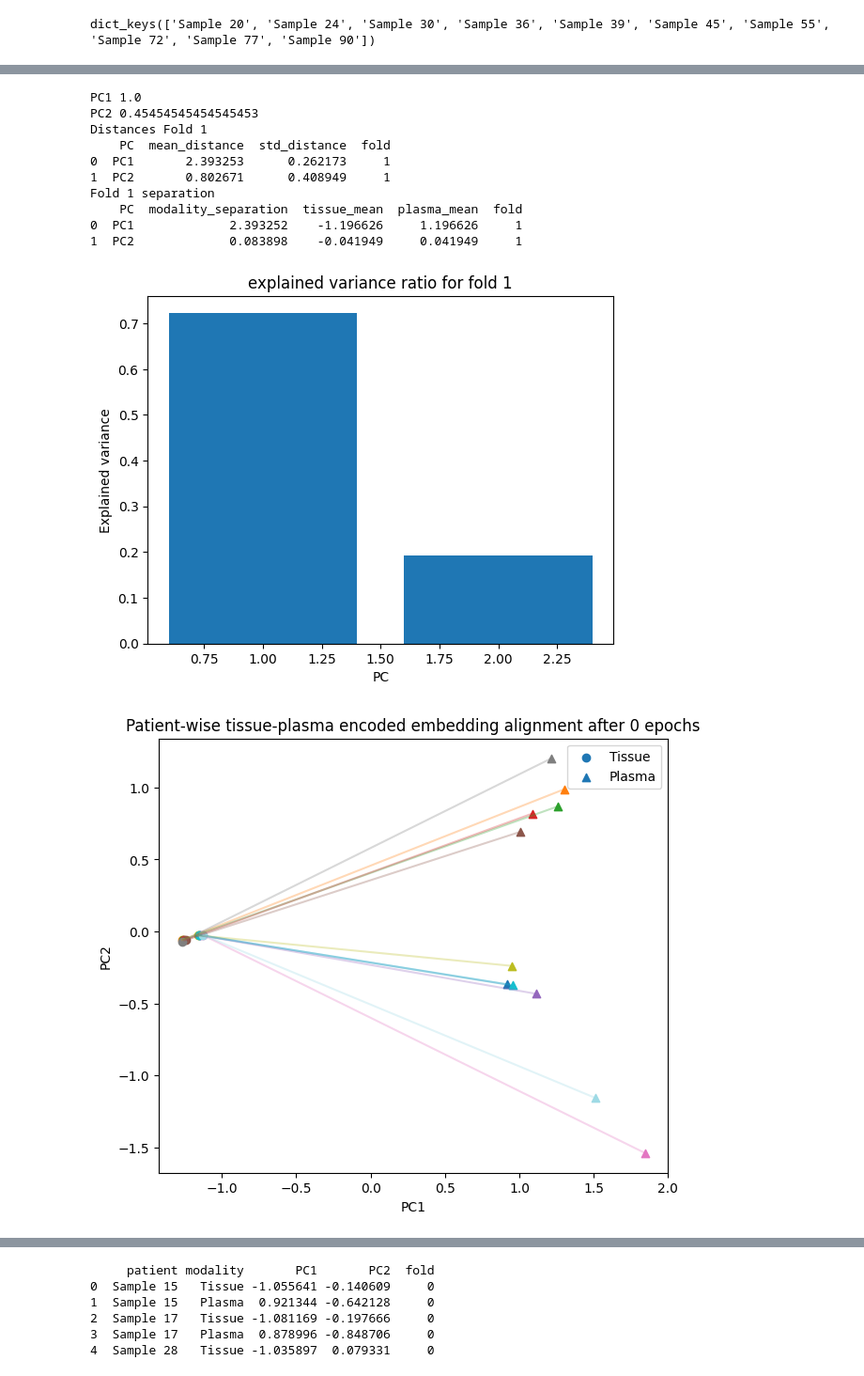
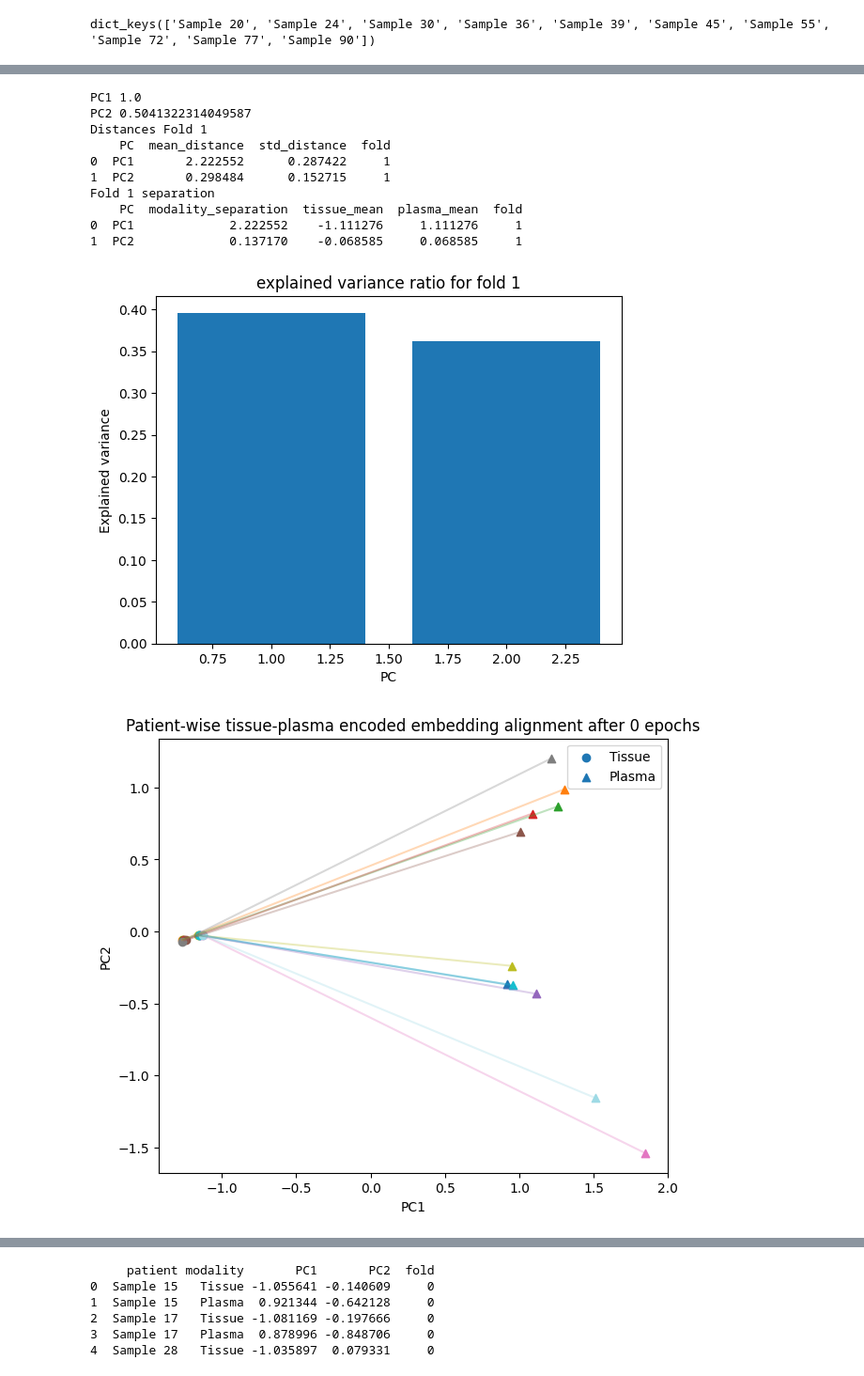
Before and after one commit to paulaliv/AAA_project, a Jupyter notebook: evaluate_embeddings.ipynb, the cells around one changed output, grey strips where cells are left out. Shown at 94% size. Drawn from its saved outputs; the diff is of its cells as text; code cells hidden in the pictures.

Commit message:
graph stats and visualization

```diff
--- a/evaluate_embeddings.ipynb
+++ b/evaluate_embeddings.ipynb
@@ -301,6 +344,6 @@ def visualize_embeddings(proj=False):
     return pc_all_folds_df, all_pc_distances, all_pc_separations, all_variance
 # %%
-pc, all_distances, all_separations, all_variance = visualize_embeddings(proj=False)
+pc, all_distances, all_separations, all_variance = visualize_embeddings(proj=False, trained=True)
 # %% [output]
 PC1 1.0
 PC2 0.45454545454545453
@@ -316,16 +359,16 @@ Fold 0 separation
 [figure]
 [figure]
 PC1 1.0
-PC2 0.45454545454545453
+PC2 0.5041322314049587
 Distances Fold 1
     PC  mean_distance  std_distance  fold
-0  PC1       2.393253      0.262173     1
-1  PC2       0.802671      0.408949     1
+0  PC1       2.222552      0.287422     1
+1  PC2       0.298484      0.152715     1
 Fold 1 separation
     PC  modality_separation  tissue_mean  plasma_mean  fold
-0  PC1             2.393252    -1.196626     1.196626     1
-1  PC2             0.083898    -0.041949     0.041949     1
+0  PC1             2.222552    -1.111276     1.111276     1
+1  PC2             0.137170    -0.068585     0.068585     1
-[figure, old version]
+[figure, new version]
 [figure]
 [figure]
 PC1 1.0
```
Also changed, not shown: parts of 40 cells of this notebook.
